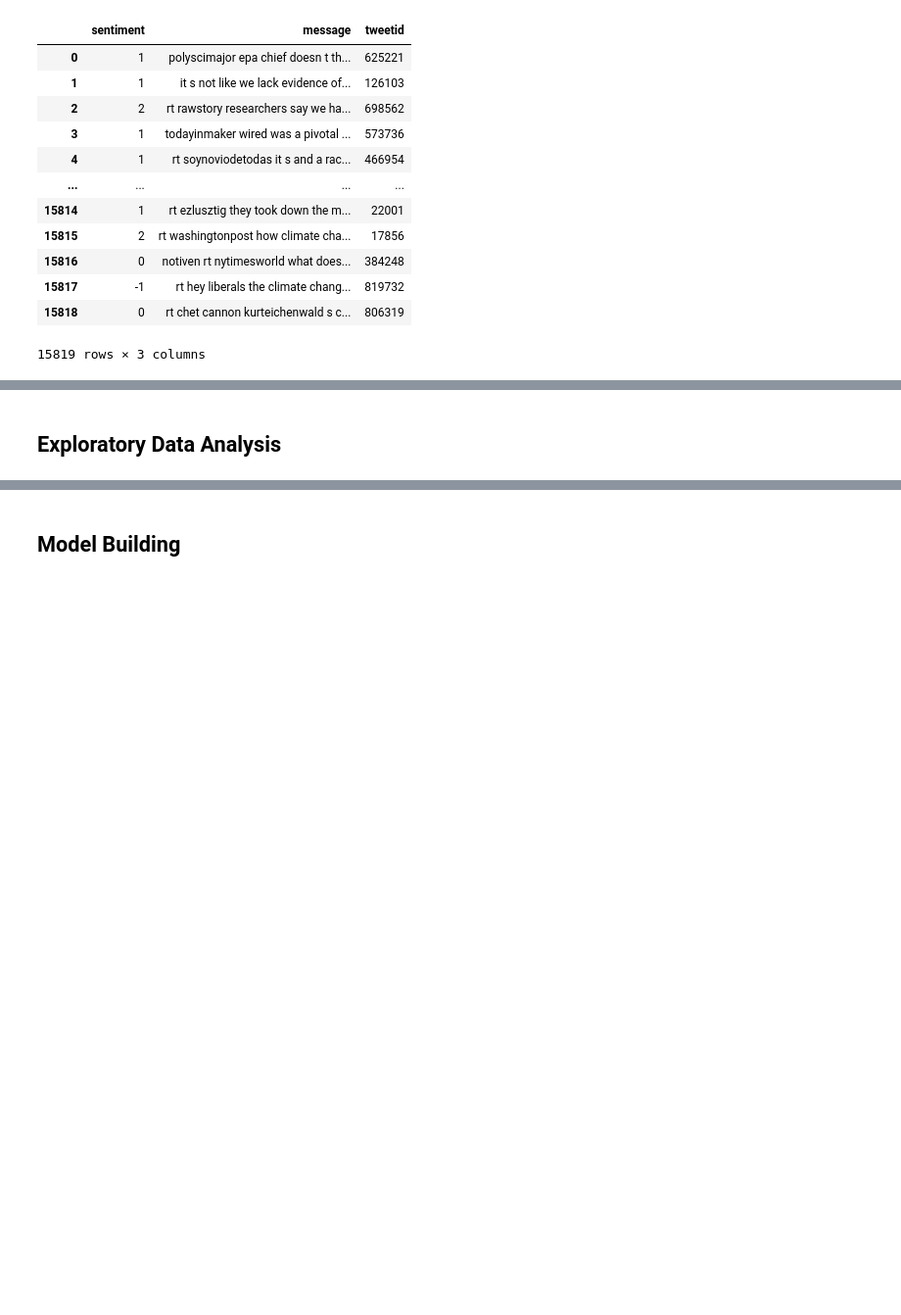
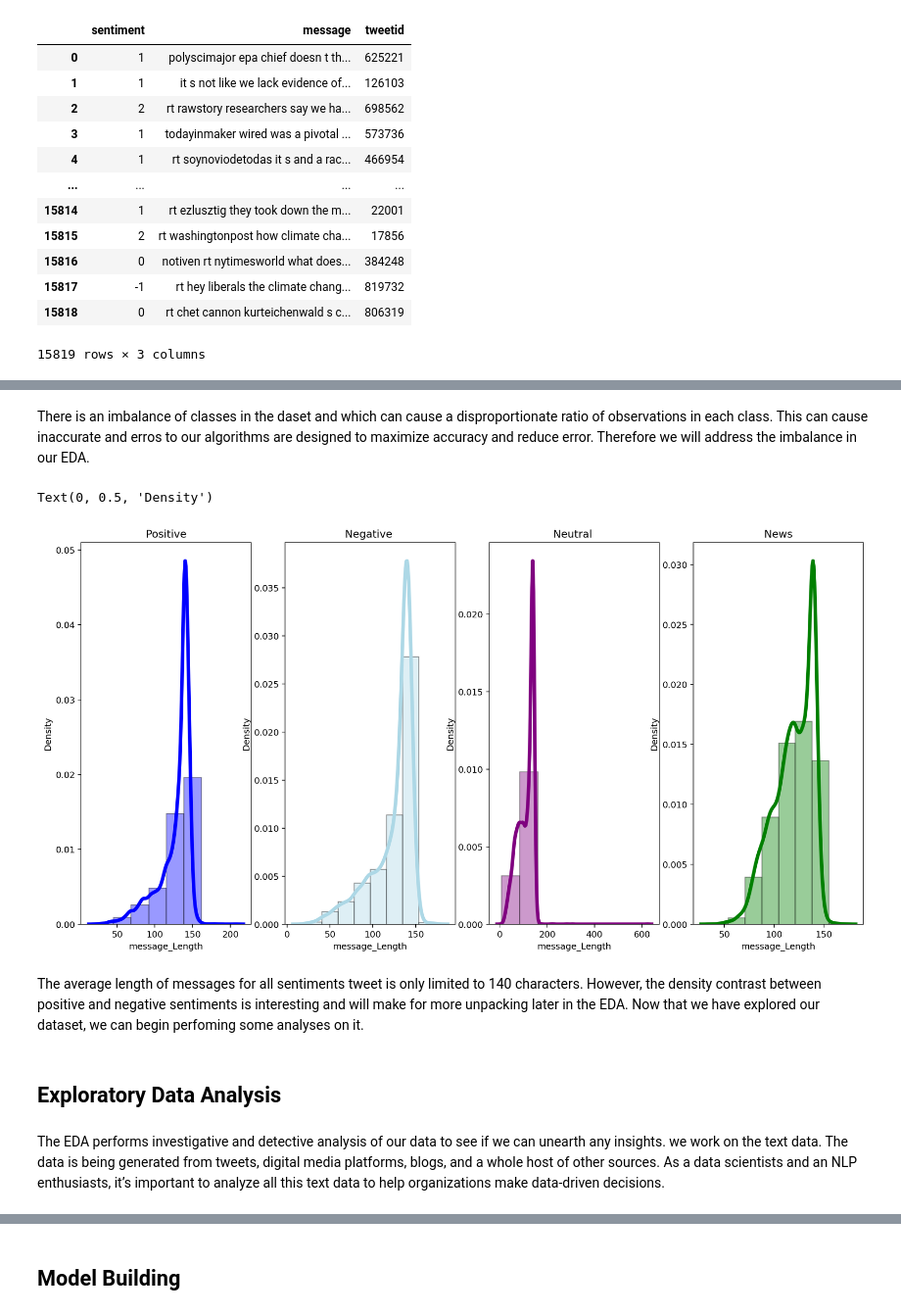
Before and after one commit to ThandokuhleNgqamba/classification-predict-streamlit-template, a Jupyter notebook: Classification.ipynb, the cells around one changed output, grey strips where cells are left out. Shown at 98% size. Drawn from its saved outputs; the diff is of its cells as text; code cells hidden in the pictures; blank space fills up the shorter version.

```diff
--- a/Classification.ipynb
+++ b/Classification.ipynb
@@ -150,2 +303,54 @@ train_df
+# %% [markdown]
+There is an imbalance of classes in the daset and which can cause a disproportionate ratio of observations in each class. This can cause inaccurate and erros to our algorithms are designed to maximize accuracy and reduce error. Therefore we will address the imbalance in our EDA.
+# %%
+# Distribution plots for the label
+fig,(ax1,ax2,ax3,ax4) = plt.subplots(1,4,figsize=(16,8))
+
+#For Positive
+sns.distplot(Trainingdata[Trainingdata['sentiment']==1]['message'].str.len(), hist=True, kde=True,
+             bins=int(200/25), color = 'blue',
+             ax = ax1,
+             hist_kws={'edgecolor':'black'},
+             kde_kws={'linewidth': 4})
+ax1.set_title('Positive')
+ax1.set_xlabel('message_Length')
+ax1.set_ylabel('Density')
+
+#For Negative
+sns.distplot(Trainingdata[Trainingdata['sentiment']==-1]['message'].str.len(), hist=True, kde=True,
+             bins=int(200/25), color = 'lightblue',
+             ax = ax2,
+             hist_kws={'edgecolor':'black'},
+             kde_kws={'linewidth': 4})
+ax2.set_title('Negative ')
+ax2.set_xlabel('message_Length')
+ax2.set_ylabel('Density')
+
+#For Neutral
+sns.distplot(Trainingdata[Trainingdata['sentiment']==0]['message'].str.len(), hist=True, kde=True,
+             bins=int(200/25), color = 'purple',
+             ax = ax3,
+             hist_kws={'edgecolor':'black'},
+             kde_kws={'linewidth': 4})
+ax3.set_title('Neutral ')
+ax3.set_xlabel('message_Length')
+ax3.set_ylabel('Density')
+
+#For Neews
+sns.distplot(Trainingdata[Trainingdata['sentiment']==2]['message'].str.len(), hist=True, kde=True,
+             bins=int(200/25), color = 'green',
+             ax = ax4,
+             hist_kws={'edgecolor':'black'},
+             kde_kws={'linewidth': 4})
+ax4.set_title('News')
+ax4.set_xlabel('message_Length')
+ax4.set_ylabel('Density')
+# %% [output]
+Text(0, 0.5, 'Density')
+[figure, added]
+# %% [markdown]
+The average length of messages for all sentiments tweet is only limited to 140 characters. However, the density contrast between positive and negative sentiments is interesting and will make for more unpacking later in the EDA. Now that we have explored our dataset, we can begin perfoming some analyses on it.
 # %% [markdown]
 ##  Exploratory Data Analysis
+# %% [markdown]
+The EDA performs investigative and detective analysis of our data to see if we can unearth any insights. we work on the text data. The data is being generated from tweets, digital media platforms, blogs, and a whole host of other sources. As a data scientists and an NLP enthusiasts, it’s important to analyze all this text data to help organizations make data-driven decisions.
```
Also changed, not shown: parts of 43 cells of this notebook.
